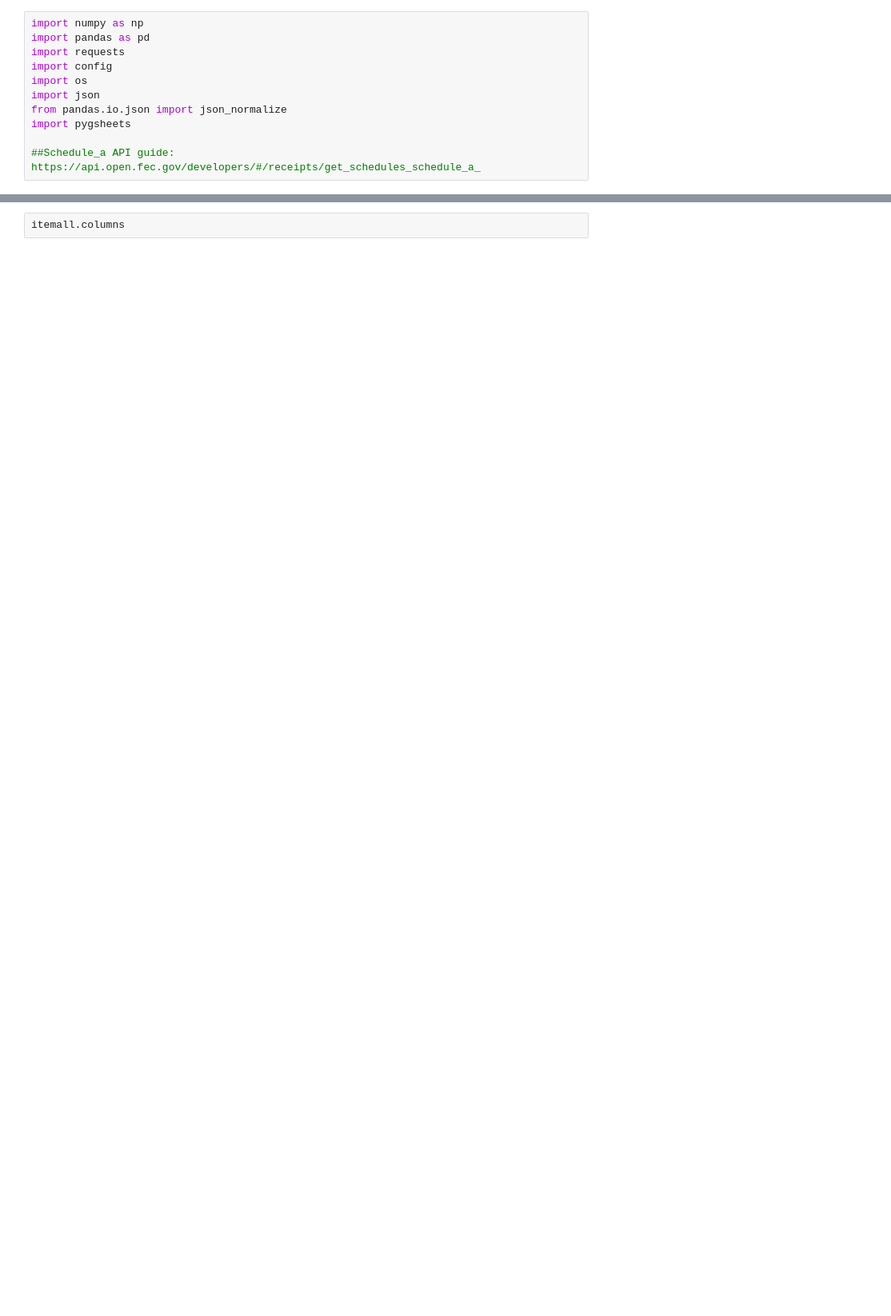
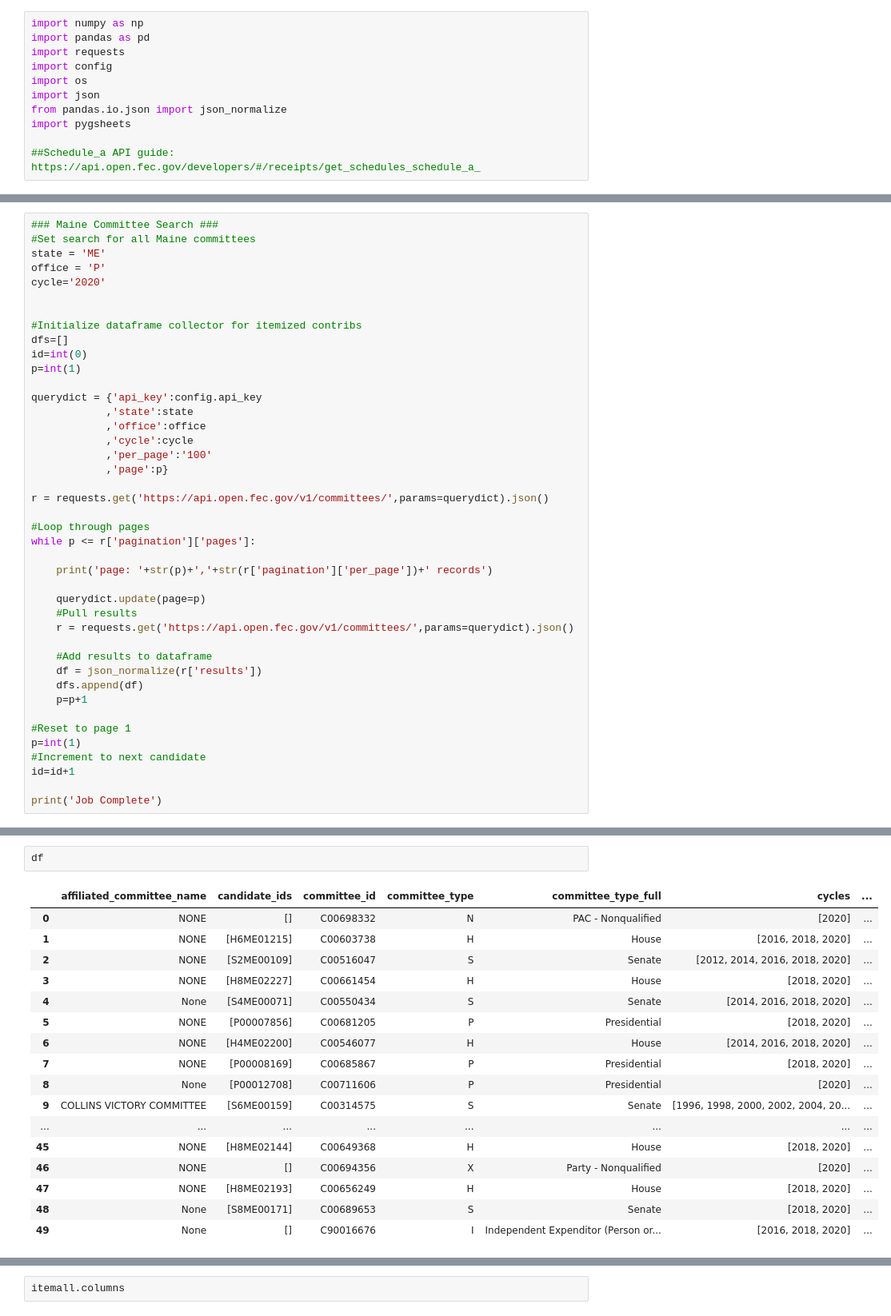
Before and after one commit to darrenfishell/data-projects, a Jupyter notebook: fec-data-2020/Maine presidential candidates.ipynb, the cells around one changed output, grey strips where cells are left out. Shown at 80% size. Drawn from its saved outputs; the diff is of its cells as text; blank space fills up the shorter version.

Commit message:
QCEW queries and committee search

```diff
--- a/fec-data-2020/Multi-candidate raw congressional filings .ipynb
+++ b/fec-data-2020/Maine presidential candidates.ipynb
@@ -39,0 +12,42 @@ comm_ids
+# %%
+### Maine Committee Search ###
+#Set search for all Maine committees
+state = 'ME'
+office = 'P'
+cycle='2020'
+
+
+#Initialize dataframe collector for itemized contribs
+dfs=[]
+id=int(0)
+p=int(1)
+
+querydict = {'api_key':config.api_key
+            ,'state':state
+            ,'office':office
+            ,'cycle':cycle
+            ,'per_page':'100'
+            ,'page':p}
+
+r = requests.get('https://api.open.fec.gov/v1/committees/',params=querydict).json()
+
+#Loop through pages
+while p <= r['pagination']['pages']:
+
+    print('page: '+str(p)+','+str(r['pagination']['per_page'])+' records')
+
+    querydict.update(page=p)
+    #Pull results
+    r = requests.get('https://api.open.fec.gov/v1/committees/',params=querydict).json()
+
+    #Add results to dataframe
+    df = json_normalize(r['results'])
+    dfs.append(df)
+    p=p+1
+
+#Reset to page 1
+p=int(1)
+#Increment to next candidate
+id=id+1
+
+print('Job Complete')
@@ -40,3 +57,23 @@ comm_ids
+# %%
+df
+# %% [output]
+|  | affiliated_committee_name | candidate_ids | committee_id | committee_type | committee_type_full | cycles | ... |
+| 0 | NONE | [] | C00698332 | N | PAC - Nonqualified | [2020] | ... |
+| 1 | NONE | [H6ME01215] | C00603738 | H | House | [2016, 2018, 2020] | ... |
+| 2 | NONE | [S2ME00109] | C00516047 | S | Senate | [2012, 2014, 2016, 2018, 2020] | ... |
+| 3 | NONE | [H8ME02227] | C00661454 | H | House | [2018, 2020] | ... |
+| 4 | None | [S4ME00071] | C00550434 | S | Senate | [2014, 2016, 2018, 2020] | ... |
+| 5 | NONE | [P00007856] | C00681205 | P | Presidential | [2018, 2020] | ... |
+| 6 | NONE | [H4ME02200] | C00546077 | H | House | [2014, 2016, 2018, 2020] | ... |
+| 7 | NONE | [P00008169] | C00685867 | P | Presidential | [2018, 2020] | ... |
+| 8 | None | [P00012708] | C00711606 | P | Presidential | [2020] | ... |
+| 9 | COLLINS VICTORY COMMITTEE | [S6ME00159] | C00314575 | S | Senate | [1996, 1998, 2000, 2002, 2004, 20... | ... |
+| ... | ... | ... | ... | ... | ... | ... | ... |
+| 45 | NONE | [H8ME02144] | C00649368 | H | House | [2018, 2020] | ... |
+| 46 | NONE | [] | C00694356 | X | Party - Nonqualified | [2020] | ... |
+| 47 | NONE | [H8ME02193] | C00656249 | H | House | [2018, 2020] | ... |
+| 48 | None | [S8ME00171] | C00689653 | S | Senate | [2018, 2020] | ... |
+| 49 | None | [] | C90016676 | I | Independent Expenditor (Person or... | [2016, 2018, 2020] | ... |
 # %%
 #Print committee list to validate
 cand_list=json_normalize(data=r_cands['results'],record_path='principal_committees')[['committee_id','name','party']]
```
Also changed, not shown: parts of 5 cells of this notebook, 2 other files.
